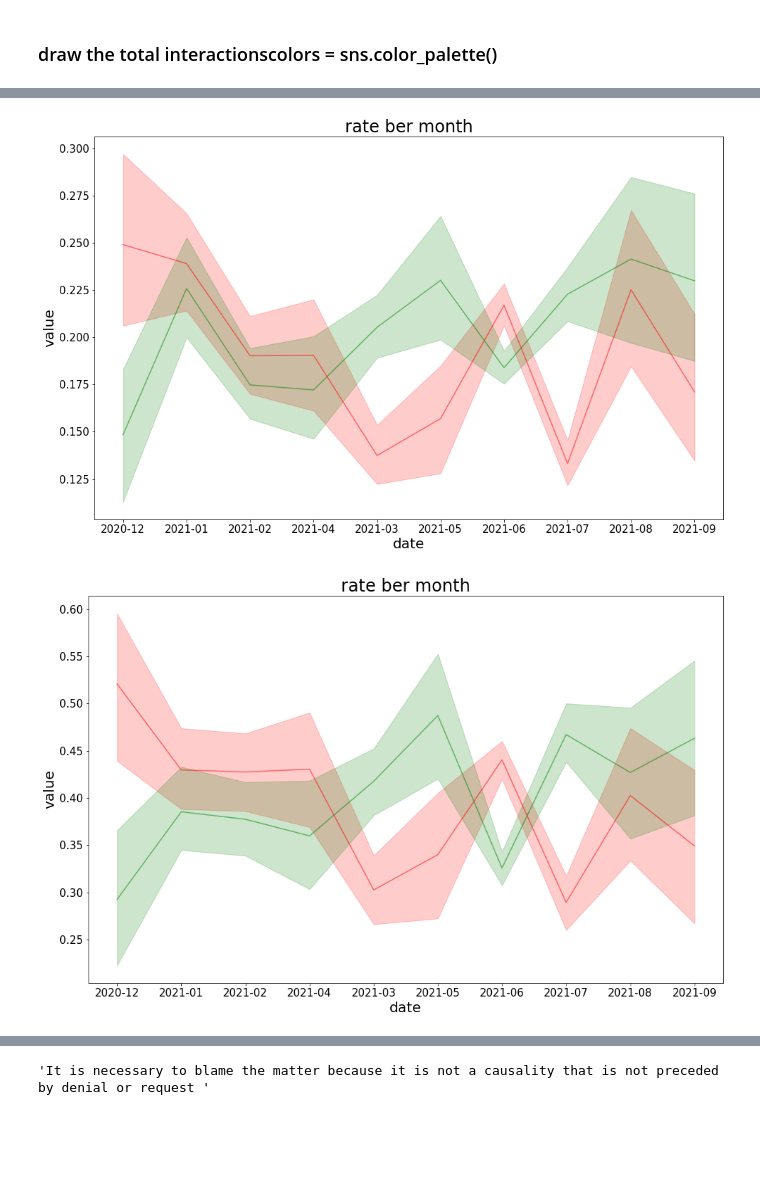
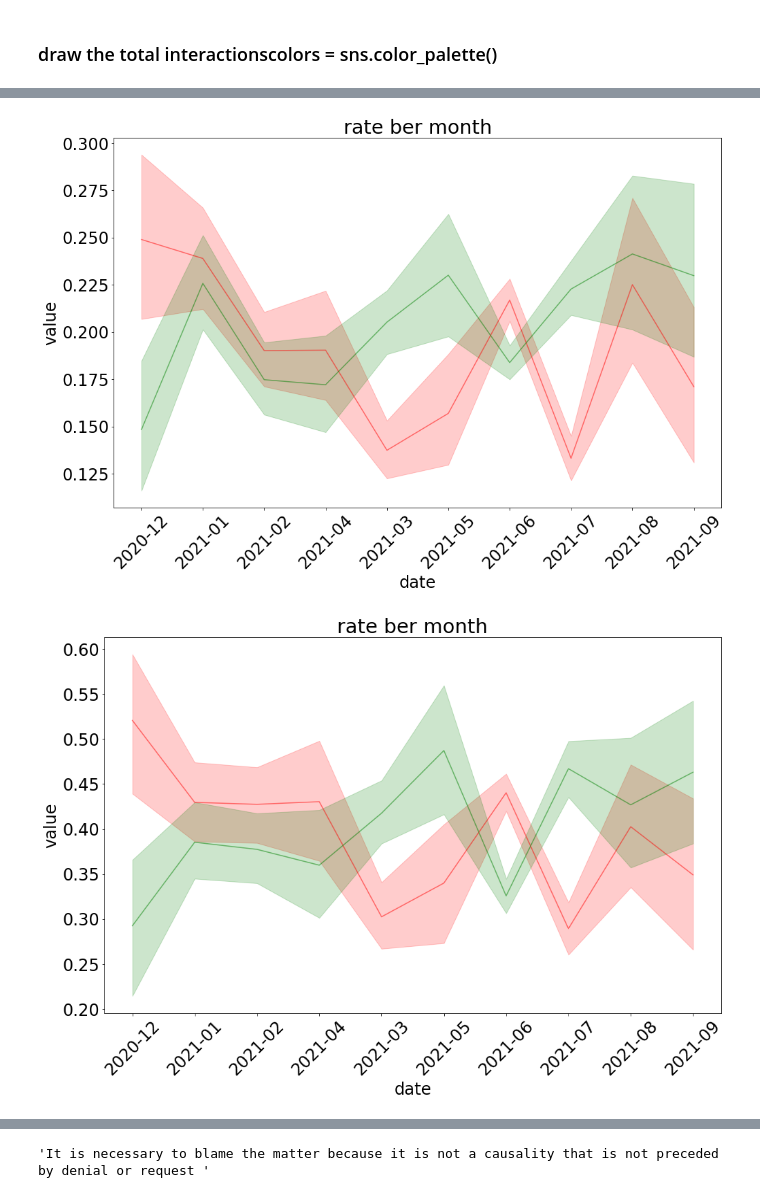
Before and after one commit to HossamAbdelraof/Almentor-Data-Analysis, a Jupyter notebook: Hessas Mesr/analysis_nolive.ipynb, the cells around one changed output, grey strips where cells are left out. Drawn from its saved outputs; the diff is of its cells as text; code cells hidden in the pictures; blank space fills up the shorter version.

```diff
--- a/Hessas Mesr/analysis_nolive.ipynb
+++ b/Hessas Mesr/analysis_nolive.ipynb
@@ -109,8 +110,6 @@ plot = plt.subplots(figsize = (16,10))
 plot = sns.countplot(data = df, x ="date",hue = "sentment", palette = 'Paired')
 _ = plt.xticks(rotation=45)
 plt.title('interactions ber month')
-plt.rcParams.update({'font.size':26})
-plt.rc('xtick', labelsize=20)
-plt.rc('ytick', labelsize=20)
+plt.rcParams.update({'font.size':24})
 _ = plt.ylabel("count")
 # %% [output]
@@ -118,9 +117,7 @@ _ = plt.ylabel("count")
 # %%
 plot = plt.subplots(figsize = (16,10))
-plot = sns.countplot(data = bdf, x ="date",hue = "sentment", palette = 'Paired')
+plot = sns.countplot(data = hdf, x ="date",hue = "sentment", palette = 'Paired')
 _ = plt.xticks(rotation=45)
 plt.title('interactions ber month without mentions')
-plt.rcParams.update({'font.size':20})
-plt.rc('xtick', labelsize=15)
-plt.rc('ytick', labelsize=15)
+plt.rcParams.update({'font.size':24})
 _ = plt.ylabel("count")
@@ -129,10 +124,8 @@ _ = plt.ylabel("count")
 # %%
 plot = plt.subplots(figsize = (16,10))
-plot = sns.countplot(data = bndf, x ="date",hue = "sentment", palette = 'Paired')
+plot = sns.countplot(data = nudf, x ="date",hue = "sentment", palette = 'Paired')
 _ = plt.xticks(rotation=45)
 plt.title('interactions ber month without mentions\\neutral')
-plt.rcParams.update({'font.size':20})
-plt.rc('xtick', labelsize=15)
-plt.rc('ytick', labelsize=15)
+plt.rcParams.update({'font.size':24})
 _ = plt.ylabel("count")
 # %% [output]
@@ -143,20 +149,22 @@ me
 # %%
 fig, plot = plt.subplots(figsize = (16,10))
-plot = sns.lineplot(data=bdf, x="date", y="negative", color = "r", alpha = 0.5)
-plot = sns.lineplot(data=bdf, x="date", y="positive", color = "g", alpha = 0.5)
+plot = sns.lineplot(data=hdf, x="date", y="negative", color = "r", alpha = 0.5)
+plot = sns.lineplot(data=hdf, x="date", y="positive", color = "g", alpha = 0.5)
 plt.gca().invert_xaxis()
+_ = plt.xticks(rotation=45)
 plt.title('rate ber month')
 _ = plt.ylabel("value")
 # %% [output]
-[figure, old version]
+[figure, new version]
 # %%
 fig, plot = plt.subplots(figsize = (16,10))
-plot = sns.lineplot(data=bndf, x="date", y="negative", color = "r", alpha = 0.5)
-plot = sns.lineplot(data=bndf, x="date", y="positive", color = "g", alpha = 0.5)
+plot = sns.lineplot(data=nudf, x="date", y="negative", color = "r", alpha = 0.5)
+plot = sns.lineplot(data=nudf, x="date", y="positive", color = "g", alpha = 0.5)
 plt.gca().invert_xaxis()
 plt.title('rate ber month')
+_ = plt.xticks(rotation=45)
 _ = plt.ylabel("value")
 # %% [output]
-[figure, old version]
+[figure, new version]
 # %%
 fig, plot = plt.subplots(figsize = (16,10))
```
Also changed, not shown: parts of 36 cells of this notebook.
